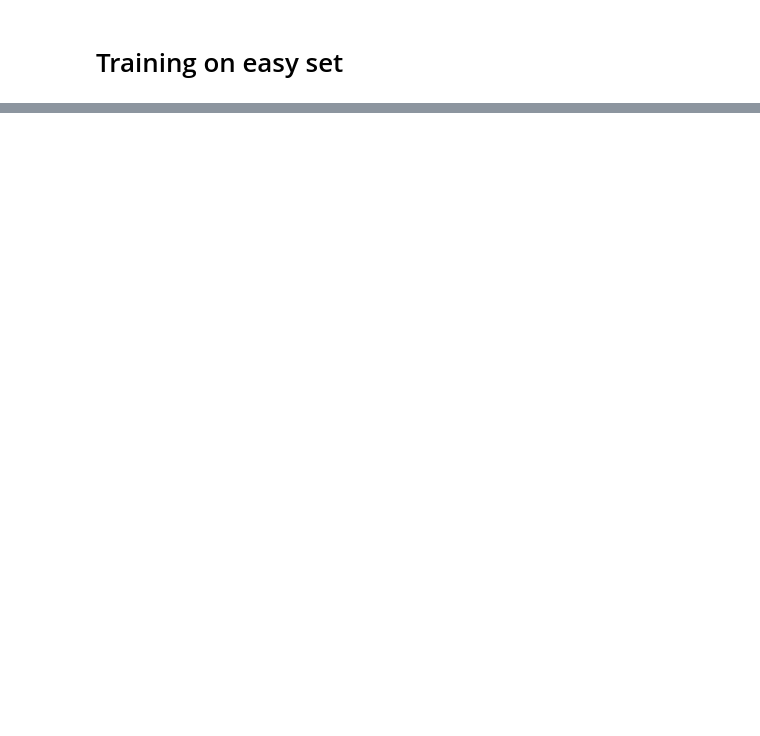
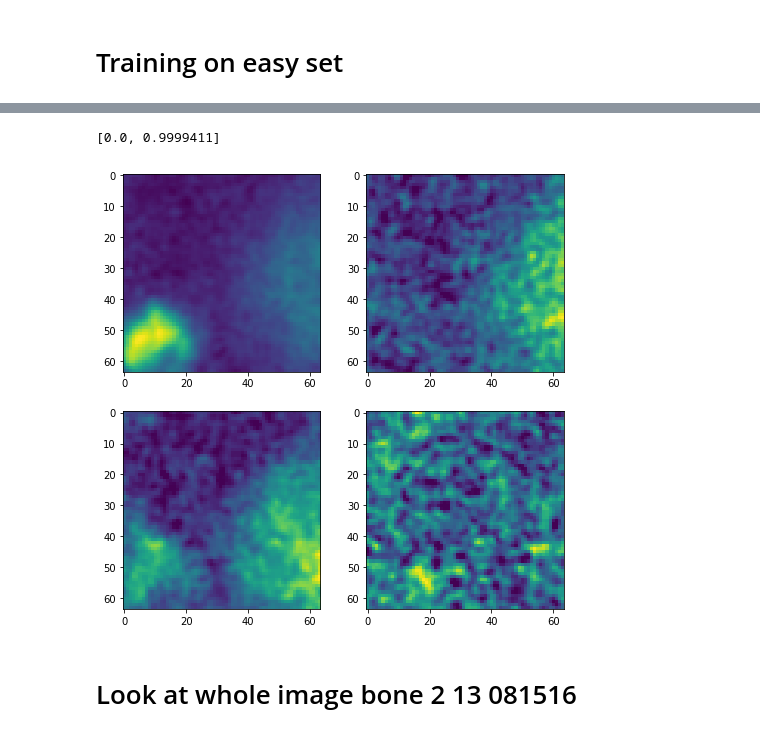
Before and after one commit to jouyun/DeepLearning, a Jupyter notebook: StemCellFinder.ipynb, the cells around one changed output, grey strips where cells are left out. Cells and saved outputs as stored; diff of their text form; code cells hidden in the pictures; blank space fills up the shorter version.

```diff
--- a/StemCellFinder.ipynb
+++ b/StemCellFinder.ipynb
@@ -310,0 +195,4 @@ plt.hist2d(validation_truth[:,0], np.round(results[:,0]))
+# %%
+sub_validation_data=true_test_data[0:8000, :,:,:]
+sub_validation_truth=validation_truth[0:8000, :]
+results, losses, a=sess.run([probs, loss, A1], feed_dict={x:sub_validation_data, y:sub_validation_truth})
@@ -310,0 +219,13 @@ plt.hist2d(validation_truth[:,0], np.round(results[:,0]))
+# %%
+ix=888
+f,axes=plt.subplots(2,2, figsize=(8,8))
+axes[0,0].imshow(sub_validation_data[ix,:,:,0])
+axes[0,1].imshow(sub_validation_data[ix,:,:,1])
+axes[1,0].imshow(sub_validation_data[ix,:,:,2])
+axes[1,1].imshow(sub_validation_data[ix,:,:,3])
+[sub_validation_truth[ix,0], results[ix,0]]
+# %% [output]
+[0.0, 0.9999411]
+[figure, added]
+# %% [markdown]
+# Look at whole image bone 2 13 081516
```
Also changed, not shown: parts of 54 cells of this notebook.
